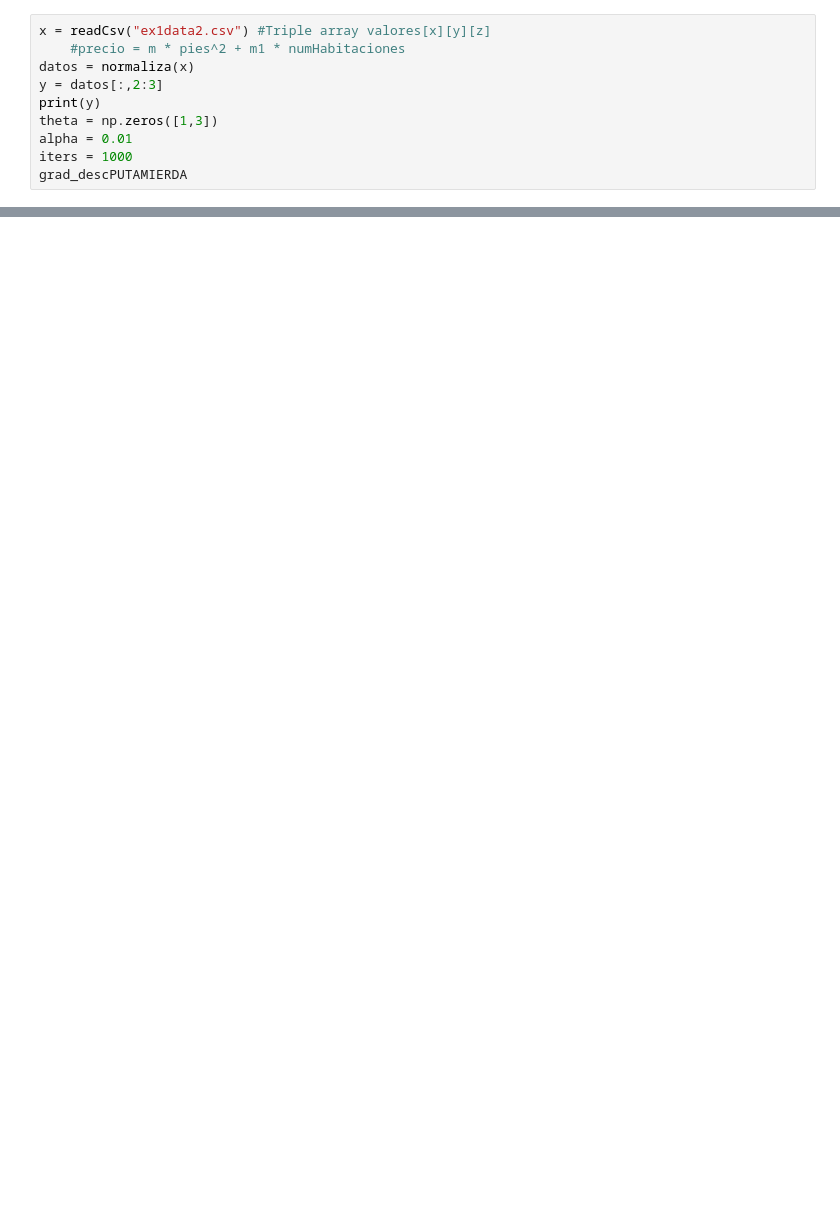
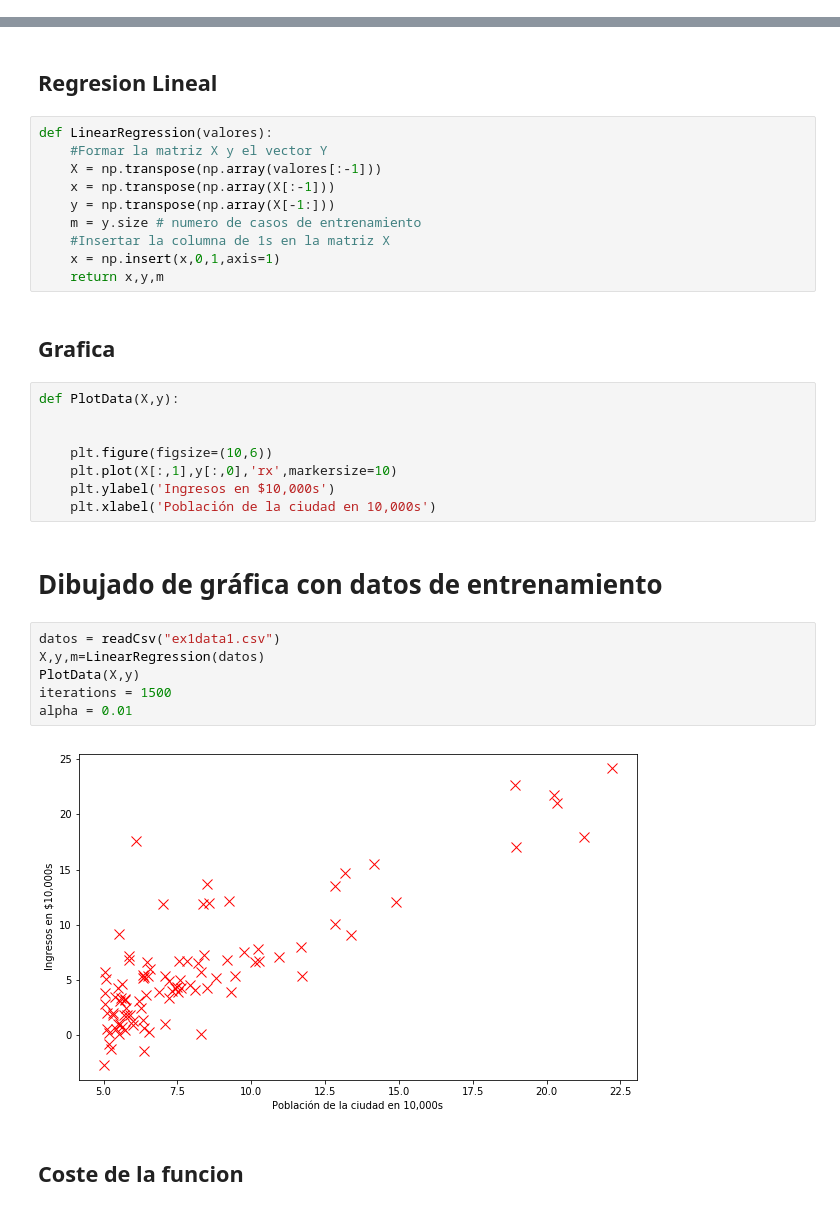
Before and after one commit to PabloGomezCalvo/AprendizajeAutomatico, a Jupyter notebook: P1/P1.ipynb, the cells around one changed output, grey strips where cells are left out. Saved outputs shown, nothing was run; the diff lists cells and outputs as text; blank space fills up the shorter version.

```diff
--- a/P1/P1.ipynb
+++ b/P1/P1.ipynb
@@ -136,10 +0,0 @@ def regLinealMultiplesVariables():
-# %%
-x = readCsv("ex1data2.csv") #Triple array valores[x][y][z]
-    #precio = m * pies^2 + m1 * numHabitaciones
-datos = normaliza(x)
-y = datos[:,2:3]
-print(y)
-theta = np.zeros([1,3])
-alpha = 0.01
-iters = 1000
-grad_descPUTAMIERDA
@@ -147,0 +15,34 @@ TypeError: tuple indices must be integers or slices, not tuple
+# %% [markdown]
+## Regresion Lineal
+# %%
+def LinearRegression(valores):
+    #Formar la matriz X y el vector Y
+    X = np.transpose(np.array(valores[:-1]))
+    x = np.transpose(np.array(X[:-1]))
+    y = np.transpose(np.array(X[-1:]))
+    m = y.size # numero de casos de entrenamiento
+    #Insertar la columna de 1s en la matriz X
+    x = np.insert(x,0,1,axis=1)
+    return x,y,m
+# %% [markdown]
+## Grafica
+# %%
+def PlotData(X,y):
+
+
+    plt.figure(figsize=(10,6))
+    plt.plot(X[:,1],y[:,0],'rx',markersize=10)
+    plt.ylabel('Ingresos en $10,000s')
+    plt.xlabel('Población de la ciudad en 10,000s')
+# %% [markdown]
+# Dibujado de gráfica con datos de entrenamiento
+# %%
+datos = readCsv("ex1data1.csv")
+X,y,m=LinearRegression(datos)
+PlotData(X,y)
+iterations = 1500
+alpha = 0.01
+# %% [output]
+[figure, added]
+# %% [markdown]
+## Coste de la funcion
```
Also changed, not shown: parts of 38 cells of this notebook, 1 other file.
